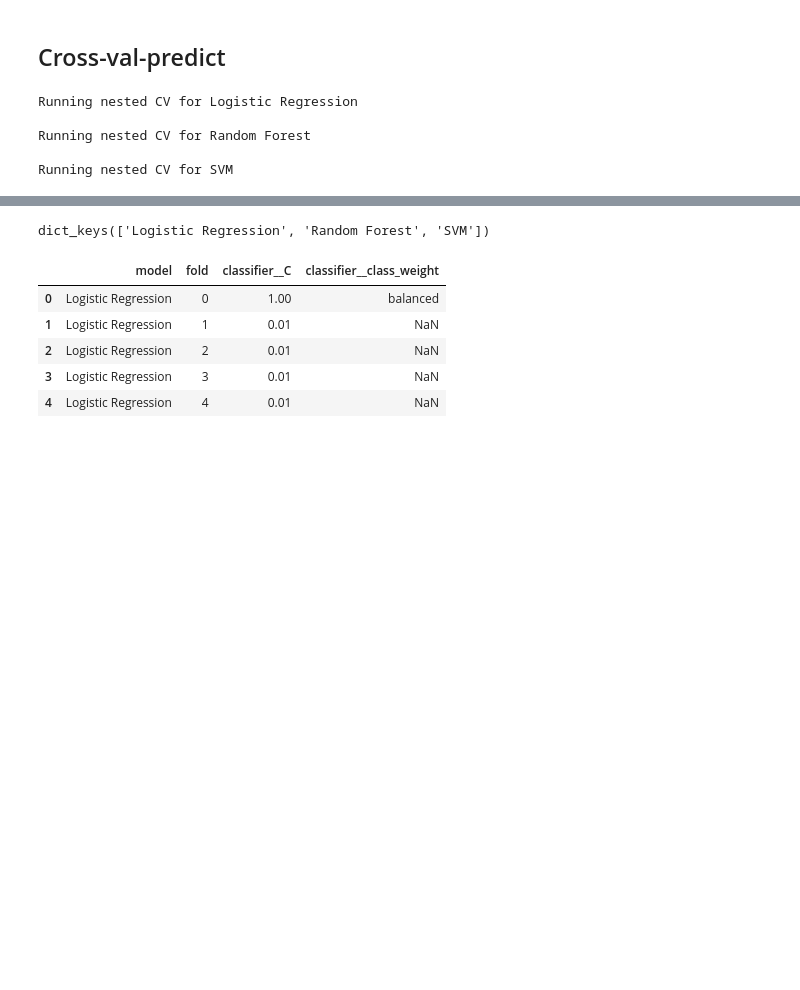
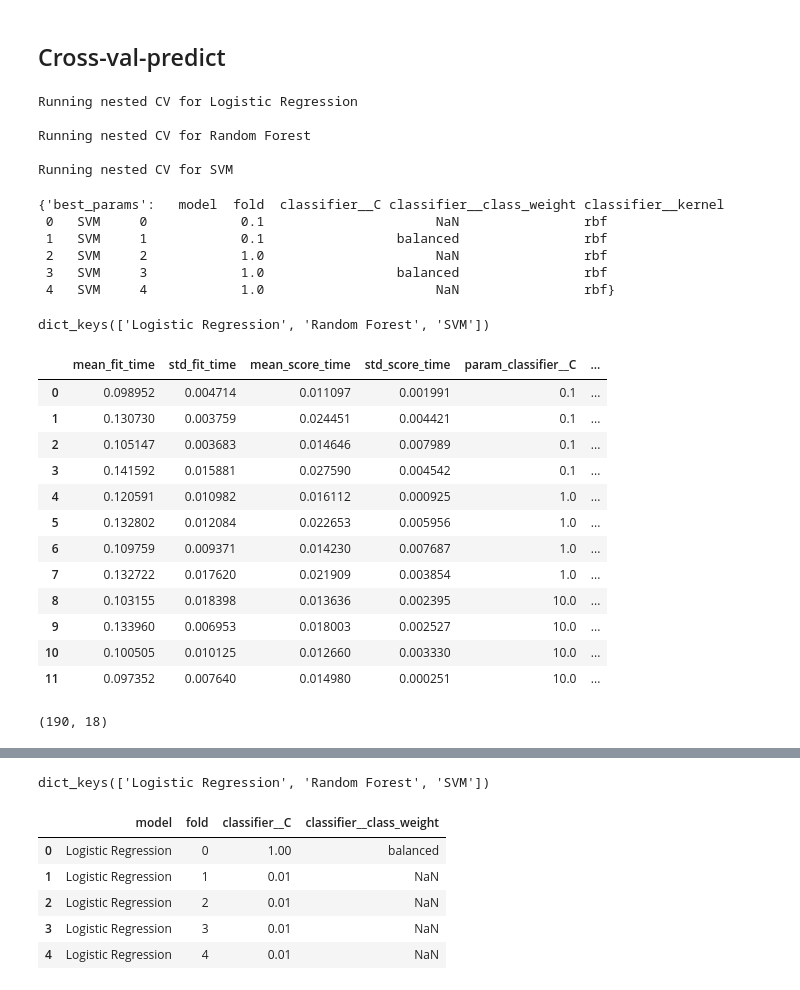
Before and after one commit to AlexandrosMiteloudis/DAMA_Hackathon, a Jupyter notebook: notebooks/METABRIC_CIBCB_pipeline.ipynb, the cells around one changed output, grey strips where cells are left out. Drawn from its saved outputs; the diff is of its cells as text; code cells hidden in the pictures; blank space fills up the shorter version.

```diff
--- a/notebooks/METABRIC_CIBCB_pipeline.ipynb
+++ b/notebooks/METABRIC_CIBCB_pipeline.ipynb
@@ -698,3 +701,42 @@ Running nested CV for Logistic Regression
 Running nested CV for Random Forest
 
 Running nested CV for SVM
+# %%
+results['SVM']
+# %% [output]
+{'best_params':   model  fold  classifier__C classifier__class_weight classifier__kernel
+ 0   SVM     0            0.1                      NaN                rbf
+ 1   SVM     1            0.1                 balanced                rbf
+ 2   SVM     2            1.0                      NaN                rbf
+ 3   SVM     3            1.0                 balanced                rbf
+ 4   SVM     4            1.0                      NaN                rbf}
+# %%
+cv_results_all.keys()
+# %% [output]
+dict_keys(['Logistic Regression', 'Random Forest', 'SVM'])
+# %%
+cv_results_all['SVM'][0]
+# %% [output]
+|  | mean_fit_time | std_fit_time | mean_score_time | std_score_time | param_classifier__C | ... |
+| 0 | 0.098952 | 0.004714 | 0.011097 | 0.001991 | 0.1 | ... |
+| 1 | 0.130730 | 0.003759 | 0.024451 | 0.004421 | 0.1 | ... |
+| 2 | 0.105147 | 0.003683 | 0.014646 | 0.007989 | 0.1 | ... |
+| 3 | 0.141592 | 0.015881 | 0.027590 | 0.004542 | 0.1 | ... |
+| 4 | 0.120591 | 0.010982 | 0.016112 | 0.000925 | 1.0 | ... |
+| 5 | 0.132802 | 0.012084 | 0.022653 | 0.005956 | 1.0 | ... |
+| 6 | 0.109759 | 0.009371 | 0.014230 | 0.007687 | 1.0 | ... |
+| 7 | 0.132722 | 0.017620 | 0.021909 | 0.003854 | 1.0 | ... |
+| 8 | 0.103155 | 0.018398 | 0.013636 | 0.002395 | 10.0 | ... |
+| 9 | 0.133960 | 0.006953 | 0.018003 | 0.002527 | 10.0 | ... |
+| 10 | 0.100505 | 0.010125 | 0.012660 | 0.003330 | 10.0 | ... |
+| 11 | 0.097352 | 0.007640 | 0.014980 | 0.000251 | 10.0 | ... |
+# %%
+cv_results = pd.DataFrame()
+
+for model_name, _ in cv_results_all.items():
+    for fold_results in cv_results_all[model_name]:
+        cv_results = pd.concat([cv_results, fold_results], ignore_index=True)
+
+cv_results.shape
+# %% [output]
+(190, 18)
```
Also changed, not shown: parts of 26 cells of this notebook.
